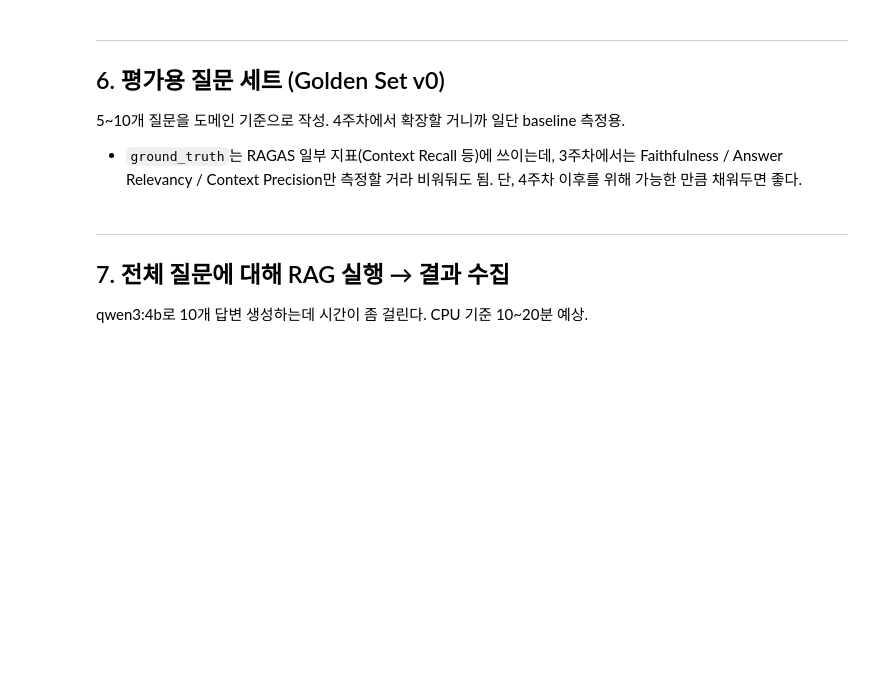
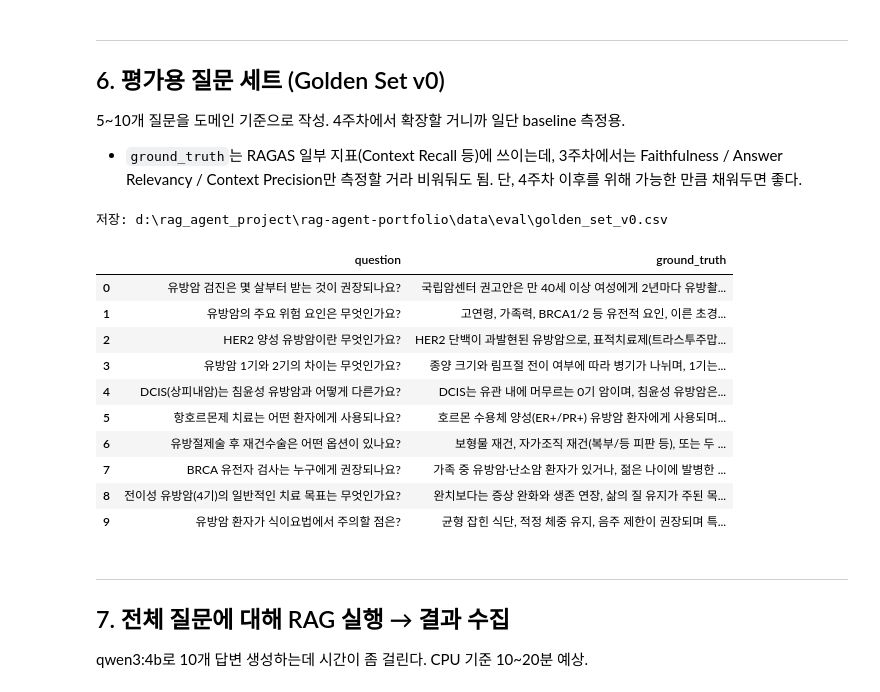
Before and after one commit to kkdcodez/rag-agent-portfolio, a Jupyter notebook: notebooks/week3_baseline_rag.ipynb, the cells around one changed output. Drawn from its saved outputs; the diff is of its cells as text; code cells hidden in the pictures; blank space fills up the shorter version.

```diff
--- a/notebooks/week3_baseline_rag.ipynb
+++ b/notebooks/week3_baseline_rag.ipynb
@@ -329,34 +359,67 @@ print(result["answer"])
 # %%
 import pandas as pd
 
 golden = [
-    {"question": "유방암 검진은 몇 살부터 받는 것이 권장되나요?",
-     "ground_truth": "국립암센터 권고안은 만 40세 이상 여성에게 2년마다 유방촬영술 검진을 권고합니다."},
-    {"question": "유방암의 주요 위험 요인은 무엇인가요?",
-     "ground_truth": "고연령, 가족력, BRCA1/2 등 유전적 요인, 이른 초경/늦은 폐경, 호르몬 노출, 비만 등이 알려져 있습니다."},
-    {"question": "HER2 양성 유방암이란 무엇인가요?",
-     "ground_truth": "HER2 단백이 과발현된 유방암으로, 표적치료제(트라스투주맙 등)가 효과적입니다."},
-    {"question": "유방암 1기와 2기의 차이는 무엇인가요?",
-     "ground_truth": "종양 크기와 림프절 전이 여부에 따라 병기가 나뉘며, 1기는 종양이 작고 림프절 전이 없음, 2기는 종양이 크거나 일부 림프절 전이가 있는 상태입니다."},
-    {"question": "DCIS(상피내암)는 침윤성 유방암과 어떻게 다른가요?",
-     "ground_truth": "DCIS는 유관 내에 머무르는 0기 암이며, 침윤성 유방암은 기저막을 뚫고 주변 조직으로 침범한 상태입니다."},
-    {"question": "항호르몬제 치료는 어떤 환자에게 사용되나요?",
-     "ground_truth": "호르몬 수용체 양성(ER+/PR+) 유방암 환자에게 사용되며, 타목시펜이나 아로마타제 억제제가 대표적입니다."},
-    {"question": "유방절제술 후 재건수술은 어떤 옵션이 있나요?",
-     "ground_truth": "보형물 재건, 자가조직 재건(복부/등 피판 등), 또는 두 방식의 조합이 있습니다."},
-    {"question": "BRCA 유전자 검사는 누구에게 권장되나요?",
-     "ground_truth": "가족 중 유방암·난소암 환자가 있거나, 젊은 나이에 발병한 경우 등 유전성 위험이 의심될 때 권장됩니다."},
-    {"question": "전이성 유방암(4기)의 일반적인 치료 목표는 무엇인가요?",
-     "ground_truth": "완치보다는 증상 완화와 생존 연장, 삶의 질 유지가 주된 목표입니다."},
-    {"question": "유방암 환자가 식이요법에서 주의할 점은?",
-     "ground_truth": "균형 잡힌 식단, 적정 체중 유지, 음주 제한이 권장되며 특정 식품의 효과는 근거가 제한적입니다."},
+    {
+        "question": "유방암 검진은 몇 살부터 받는 것이 권장되나요?",
+        "ground_truth": "국립암센터 권고안은 만 40세 이상 여성에게 2년마다 유방촬영술 검진을 권고합니다.",
+    },
+    {
+        "question": "유방암의 주요 위험 요인은 무엇인가요?",
+        "ground_truth": "고연령, 가족력, BRCA1/2 등 유전적 요인, 이른 초경/늦은 폐경, 호르몬 노출, 비만 등이 알려져 있습니다.",
+    },
+    {
+        "question": "HER2 양성 유방암이란 무엇인가요?",
+        "ground_truth": "HER2 단백이 과발현된 유방암으로, 표적치료제(트라스투주맙 등)가 효과적입니다.",
+    },
+    {
+        "question": "유방암 1기와 2기의 차이는 무엇인가요?",
+        "ground_truth": "종양 크기와 림프절 전이 여부에 따라 병기가 나뉘며, 1기는 종양이 작고 림프절 전이 없음, 2기는 종양이 크거나 일부 림프절 전이가 있는 상태입니다.",
+    },
+    {
+        "question": "DCIS(상피내암)는 침윤성 유방암과 어떻게 다른가요?",
+        "ground_truth": "DCIS는 유관 내에 머무르는 0기 암이며, 침윤성 유방암은 기저막을 뚫고 주변 조직으로 침범한 상태입니다.",
+    },
+    {
+        "question": "항호르몬제 치료는 어떤 환자에게 사용되나요?",
+        "ground_truth": "호르몬 수용체 양성(ER+/PR+) 유방암 환자에게 사용되며, 타목시펜이나 아로마타제 억제제가 대표적입니다.",
+    },
+    {
+        "question": "유방절제술 후 재건수술은 어떤 옵션이 있나요?",
+        "ground_truth": "보형물 재건, 자가조직 재건(복부/등 피판 등), 또는 두 방식의 조합이 있습니다.",
+    },
+    {
+        "question": "BRCA 유전자 검사는 누구에게 권장되나요?",
+        "ground_truth": "가족 중 유방암·난소암 환자가 있거나, 젊은 나이에 발병한 경우 등 유전성 위험이 의심될 때 권장됩니다.",
+    },
+    {
+        "question": "전이성 유방암(4기)의 일반적인 치료 목표는 무엇인가요?",
+        "ground_truth": "완치보다는 증상 완화와 생존 연장, 삶의 질 유지가 주된 목표입니다.",
+    },
+    {
+        "question": "유방암 환자가 식이요법에서 주의할 점은?",
+        "ground_truth": "균형 잡힌 식단, 적정 체중 유지, 음주 제한이 권장되며 특정 식품의 효과는 근거가 제한적입니다.",
+    },
 ]
 
 df_golden = pd.DataFrame(golden)
 golden_path = DATA_EVAL / "golden_set_v0.csv"
 df_golden.to_csv(golden_path, index=False, encoding="utf-8-sig")
 print(f"저장: {golden_path}")
 df_golden
+# %% [output]
+저장: d:\rag_agent_project\rag-agent-portfolio\data\eval\golden_set_v0.csv
+|  | question | ground_truth |
+| 0 | 유방암 검진은 몇 살부터 받는 것이 권장되나요? | 국립암센터 권고안은 만 40세 이상 여성에게 2년마다 유방촬... |
+| 1 | 유방암의 주요 위험 요인은 무엇인가요? | 고연령, 가족력, BRCA1/2 등 유전적 요인, 이른 초경... |
+| 2 | HER2 양성 유방암이란 무엇인가요? | HER2 단백이 과발현된 유방암으로, 표적치료제(트라스투주맙... |
+| 3 | 유방암 1기와 2기의 차이는 무엇인가요? | 종양 크기와 림프절 전이 여부에 따라 병기가 나뉘며, 1기는... |
+| 4 | DCIS(상피내암)는 침윤성 유방암과 어떻게 다른가요? | DCIS는 유관 내에 머무르는 0기 암이며, 침윤성 유방암은... |
+| 5 | 항호르몬제 치료는 어떤 환자에게 사용되나요? | 호르몬 수용체 양성(ER+/PR+) 유방암 환자에게 사용되며... |
+| 6 | 유방절제술 후 재건수술은 어떤 옵션이 있나요? | 보형물 재건, 자가조직 재건(복부/등 피판 등), 또는 두 ... |
+| 7 | BRCA 유전자 검사는 누구에게 권장되나요? | 가족 중 유방암·난소암 환자가 있거나, 젊은 나이에 발병한 ... |
+| 8 | 전이성 유방암(4기)의 일반적인 치료 목표는 무엇인가요? | 완치보다는 증상 완화와 생존 연장, 삶의 질 유지가 주된 목... |
+| 9 | 유방암 환자가 식이요법에서 주의할 점은? | 균형 잡힌 식단, 적정 체중 유지, 음주 제한이 권장되며 특... |
 # %% [markdown]
 ---
 ## 7. 전체 질문에 대해 RAG 실행 → 결과 수집
```
Also changed, not shown: parts of 11 cells of this notebook, 7 other files.
